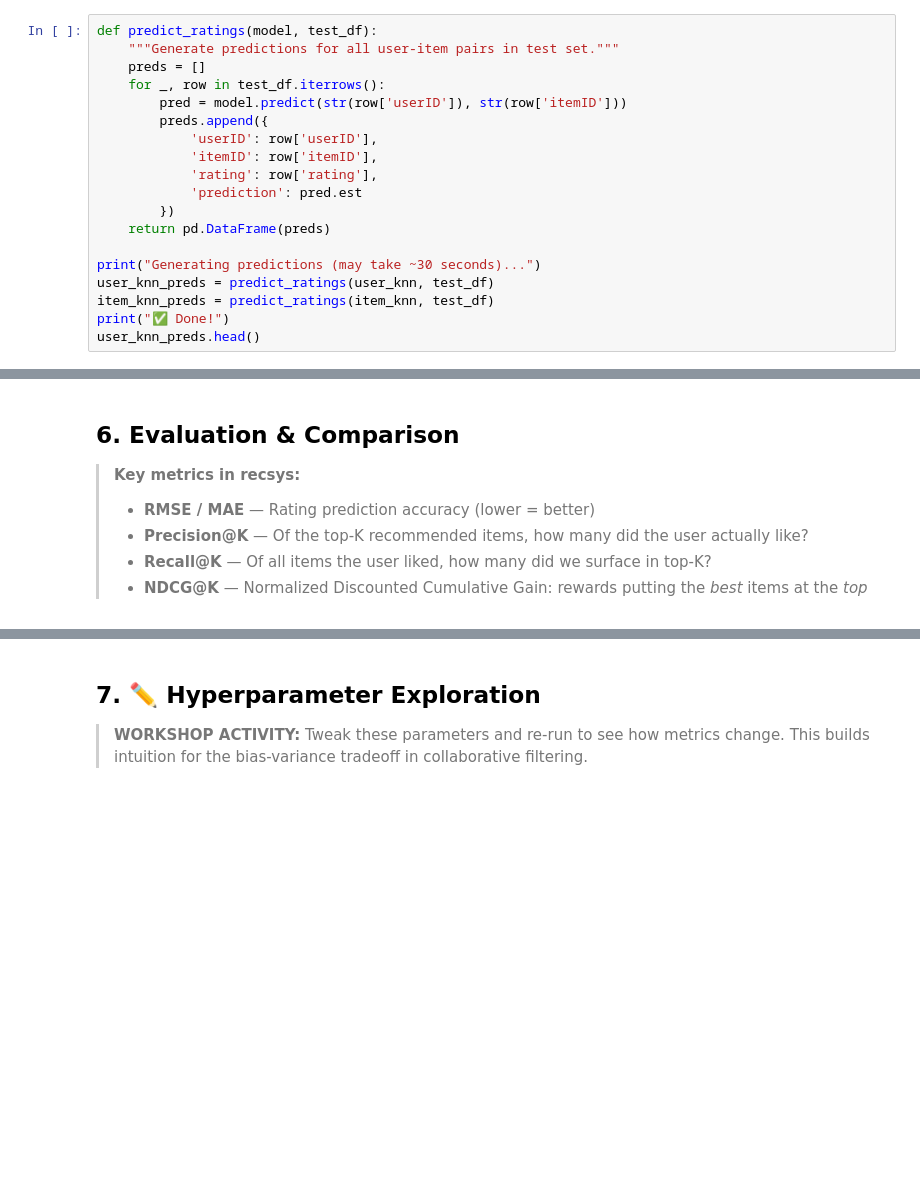
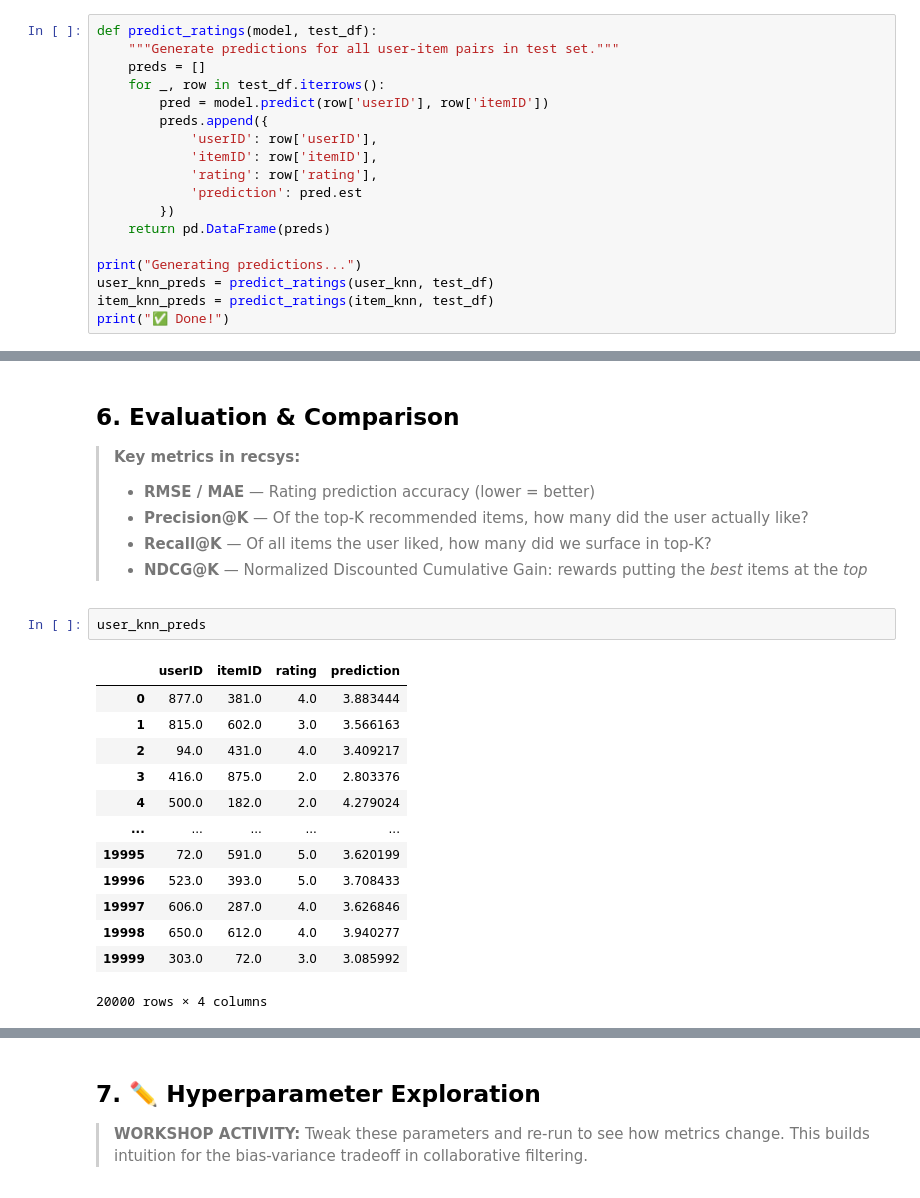
Before and after one commit to SDSUAIClub25-26/workshops, a Jupyter notebook: Spring26/RecSystems/recsys_workshop.ipynb, the cells around one changed output, grey strips where cells are left out. Drawn from its saved outputs; the diff is of its cells as text; blank space fills up the shorter version.

```diff
--- a/Spring26/RecSystems/recsys_workshop.ipynb
+++ b/Spring26/RecSystems/recsys_workshop.ipynb
@@ -354,7 +366,7 @@ def predict_ratings(model, test_df):
     """Generate predictions for all user-item pairs in test set."""
     preds = []
     for _, row in test_df.iterrows():
-        pred = model.predict(str(row['userID']), str(row['itemID']))
+        pred = model.predict(row['userID'], row['itemID'])
         preds.append({
             'userID': row['userID'],
             'itemID': row['itemID'],
@@ -363,9 +375,8 @@ def predict_ratings(model, test_df):
         })
     return pd.DataFrame(preds)
 
-print("Generating predictions (may take ~30 seconds)...")
+print("Generating predictions...")
 user_knn_preds = predict_ratings(user_knn, test_df)
 item_knn_preds = predict_ratings(item_knn, test_df)
 print("✅ Done!")
-user_knn_preds.head()
 # %% [output]
@@ -475,4 +501,20 @@ KeyError: 'itemID'
 > - **Precision@K** — Of the top-K recommended items, how many did the user actually like?
 > - **Recall@K** — Of all items the user liked, how many did we surface in top-K?
 > - **NDCG@K** — Normalized Discounted Cumulative Gain: rewards putting the *best* items at the *top*
+# %%
+user_knn_preds
+# %% [output]
+|  | userID | itemID | rating | prediction |
+| 0 | 877.0 | 381.0 | 4.0 | 3.883444 |
+| 1 | 815.0 | 602.0 | 3.0 | 3.566163 |
+| 2 | 94.0 | 431.0 | 4.0 | 3.409217 |
+| 3 | 416.0 | 875.0 | 2.0 | 2.803376 |
+| 4 | 500.0 | 182.0 | 2.0 | 4.279024 |
+| ... | ... | ... | ... | ... |
+| 19995 | 72.0 | 591.0 | 5.0 | 3.620199 |
+| 19996 | 523.0 | 393.0 | 5.0 | 3.708433 |
+| 19997 | 606.0 | 287.0 | 4.0 | 3.626846 |
+| 19998 | 650.0 | 612.0 | 4.0 | 3.940277 |
+| 19999 | 303.0 | 72.0 | 3.0 | 3.085992 |
+20000 rows × 4 columns
 # %%
```
Also changed, not shown: parts of 36 cells of this notebook, 3 other files.
